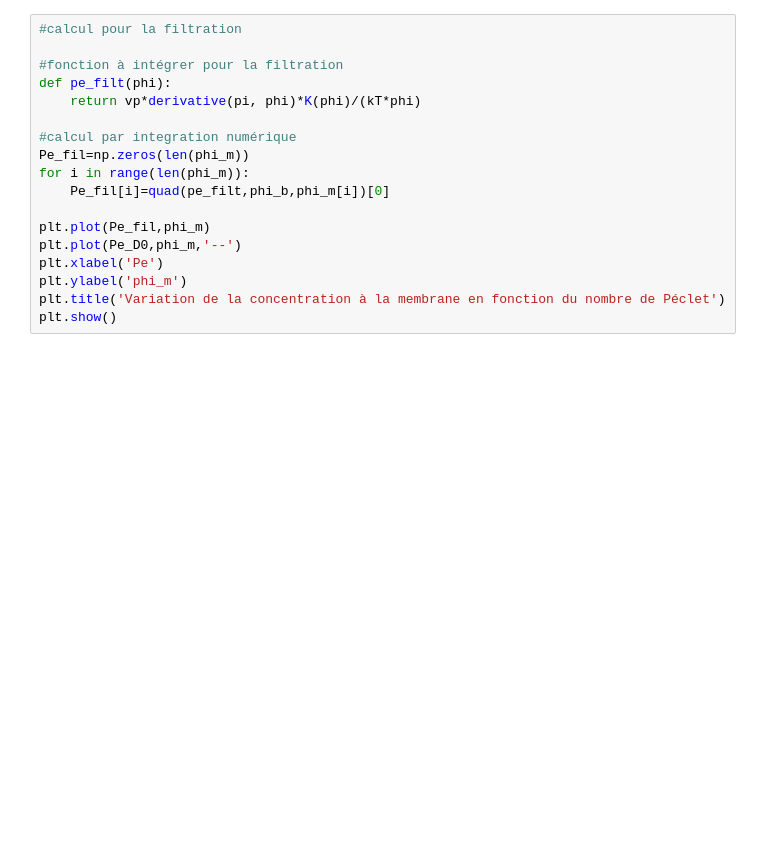
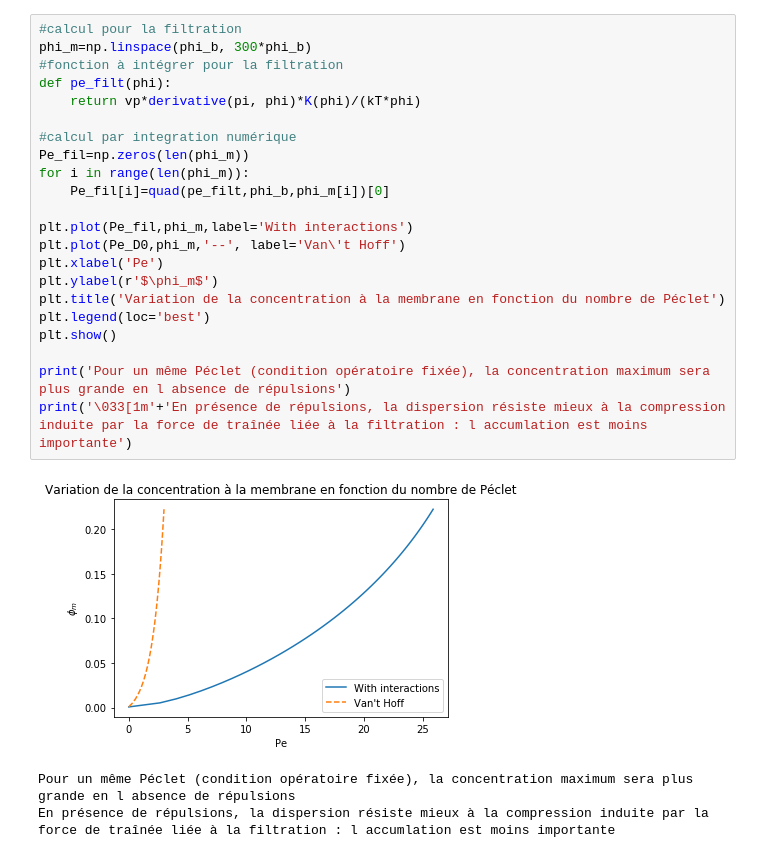
Before and after one commit to bacchin/chemical_engineering_python, a Jupyter notebook: M2_Osmotic_pressure_and_Transport.ipynb, the cells around one changed output. Saved outputs shown, nothing was run; the diff lists cells and outputs as text; blank space fills up the shorter version.

```diff
--- a/M2_Osmotic_pressure_and_Transport.ipynb
+++ b/M2_Osmotic_pressure_and_Transport.ipynb
@@ -132,18 +143,26 @@ A la position r= 0.1 la fraction volumique est 0.004265965242888397 et la concen
 # %%
 #calcul pour la filtration
-
+phi_m=np.linspace(phi_b, 300*phi_b)
 #fonction à intégrer pour la filtration
 def pe_filt(phi):
     return vp*derivative(pi, phi)*K(phi)/(kT*phi)
 
 #calcul par integration numérique
 Pe_fil=np.zeros(len(phi_m))
 for i in range(len(phi_m)):
     Pe_fil[i]=quad(pe_filt,phi_b,phi_m[i])[0]
 
-plt.plot(Pe_fil,phi_m)
-plt.plot(Pe_D0,phi_m,'--')
+plt.plot(Pe_fil,phi_m,label='With interactions')
+plt.plot(Pe_D0,phi_m,'--', label='Van\'t Hoff')
 plt.xlabel('Pe')
-plt.ylabel('phi_m')
+plt.ylabel(r'$\phi_m$')
 plt.title('Variation de la concentration à la membrane en fonction du nombre de Péclet')
+plt.legend(loc='best')
 plt.show()
+
+print('Pour un même Péclet (condition opératoire fixée), la concentration maximum sera plus grande en l absence de répulsions')
+print('\033[1m'+'En présence de répulsions, la dispersion résiste mieux à la compression induite par la force de traînée liée à la filtration : l accumlation est moins importante')
+# %% [output]
+[figure, added]
+Pour un même Péclet (condition opératoire fixée), la concentration maximum sera plus grande en l absence de répulsions
+En présence de répulsions, la dispersion résiste mieux à la compression induite par la force de traînée liée à la filtration : l accumlation est moins importante
```
Also changed, not shown: parts of 4 cells of this notebook.
